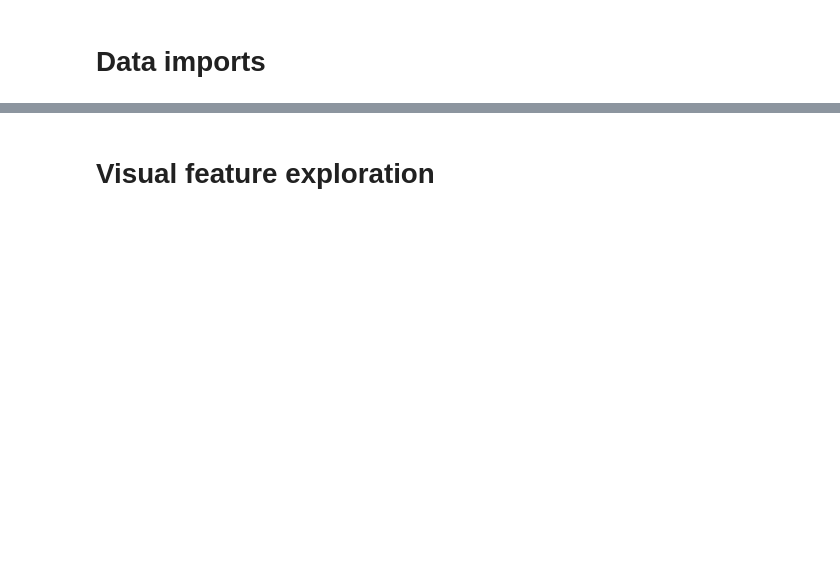
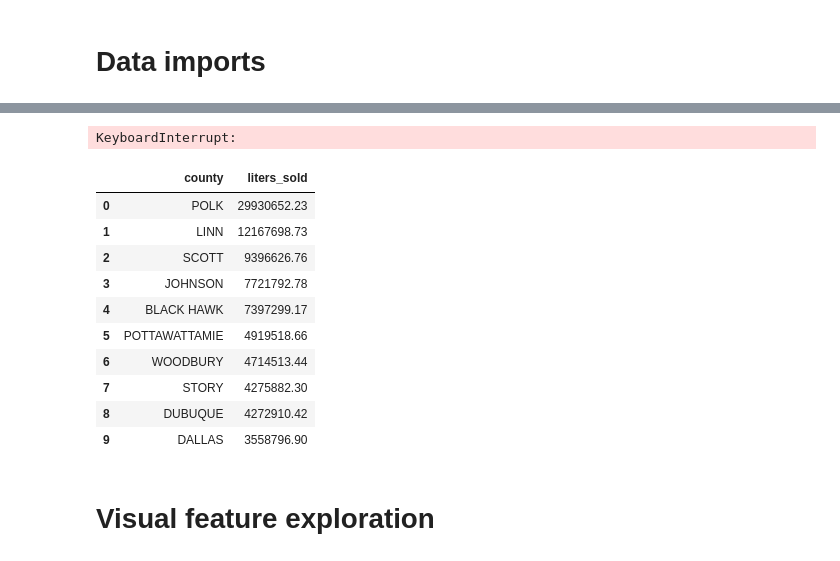
Before and after one commit to amoutafian/iowa_liquor_project, a Jupyter notebook: Iowa _liquor_exploratory_analysis.ipynb, the cells around one changed output, grey strips where cells are left out. Saved outputs shown, nothing was run; the diff lists cells and outputs as text; code cells hidden in the pictures; blank space fills up the shorter version.

```diff
--- a/Iowa _liquor_exploratory_analysis.ipynb
+++ b/Iowa _liquor_exploratory_analysis.ipynb
@@ -18,2 +46,67 @@ census_data_df
+# %%
+Compare total liters sold by county
+# %% [output]
+KeyboardInterrupt:
+# %%
+county_liters_sold_sql_statement = """
+WITH
+source_table AS (
+  SELECT
+    volume_sold_liters,
+    date,
+    store_number,
+    county,
+    EXTRACT(YEAR FROM date) AS year
+  FROM `bigquery-public-data.iowa_liquor_sales.sales`
+  WHERE EXTRACT(YEAR FROM date) IN (2018, 2019, 2020, 2021, 2022, 2023)
+  ),
+
+store_county_map AS (
+  SELECT
+    store_number,
+    MAX(county) AS county
+  FROM source_table
+  WHERE store_number IS NOT NULL
+  GROUP BY store_number
+  ),
+
+joined_table AS (
+  SELECT a.volume_sold_liters, a.date, a.year, COALESCE(a.county, b.county) AS county
+  FROM source_table a
+  LEFT JOIN store_county_map b ON a.store_number = b.store_number
+  ),
+
+cleaned_source_table AS (
+  SELECT
+    volume_sold_liters,
+    date,
+    year,
+    county
+  FROM joined_table
+  WHERE county IN ("POLK", "LINN", "SCOTT", "JOHNSON", "BLACK HAWK", "WOODBURY", "DUBUQUE", "STORY", "DALLAS", "POTTAWATTAMIE")
+  )
+
+SELECT
+    county,
+    SUM(volume_sold_liters) AS liters_sold
+FROM cleaned_source_table
+GROUP BY county
+ORDER BY liters_sold DESC
+  """.strip()
+
+liters_per_county_df = pd.read_sql_query(county_liters_sold_sql_statement, engine)
+liters_per_county_df
+# %% [output]
+|  | county | liters_sold |
+| 0 | POLK | 29930652.23 |
+| 1 | LINN | 12167698.73 |
+| 2 | SCOTT | 9396626.76 |
+| 3 | JOHNSON | 7721792.78 |
+| 4 | BLACK HAWK | 7397299.17 |
+| 5 | POTTAWATTAMIE | 4919518.66 |
+| 6 | WOODBURY | 4714513.44 |
+| 7 | STORY | 4275882.30 |
+| 8 | DUBUQUE | 4272910.42 |
+| 9 | DALLAS | 3558796.90 |
 # %% [markdown]
 # Visual feature exploration
```
Also changed, not shown: parts of 7 cells of this notebook, 3 other files.
